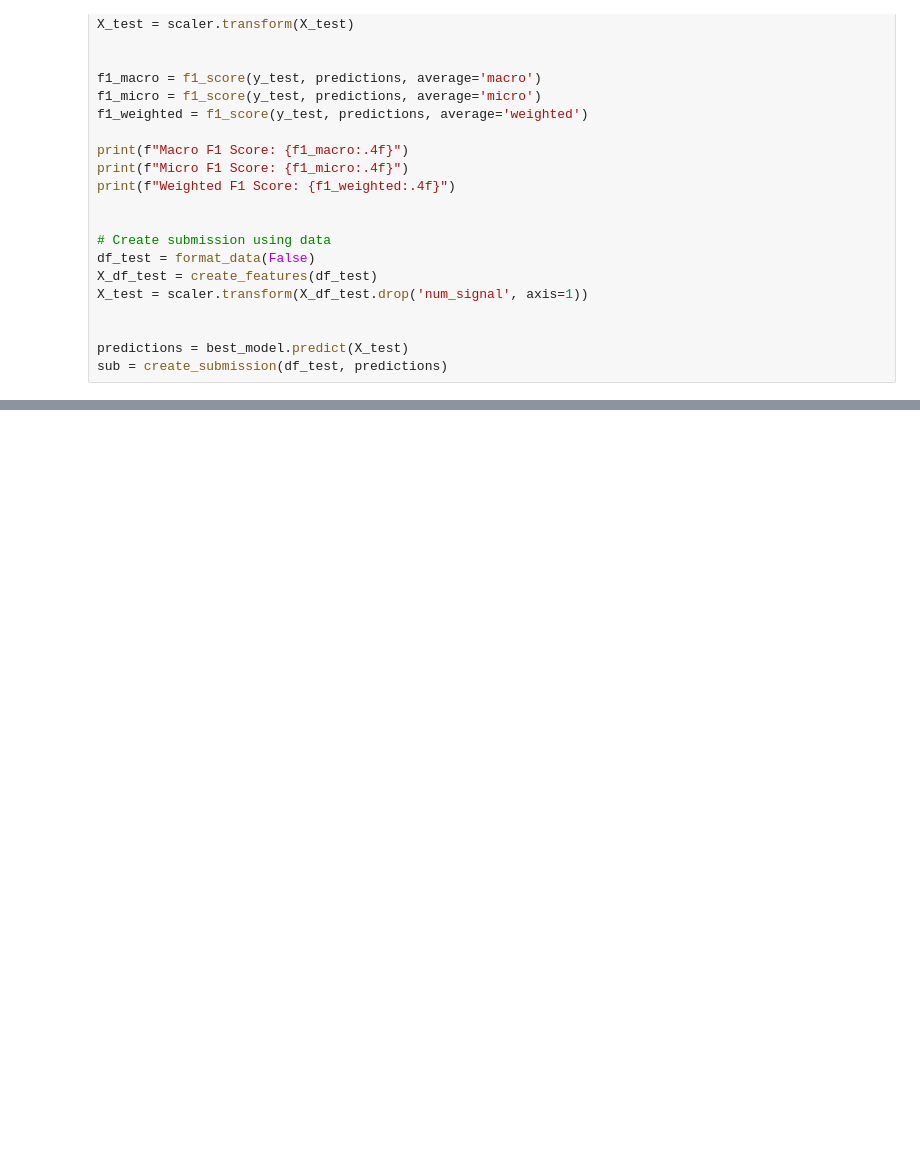
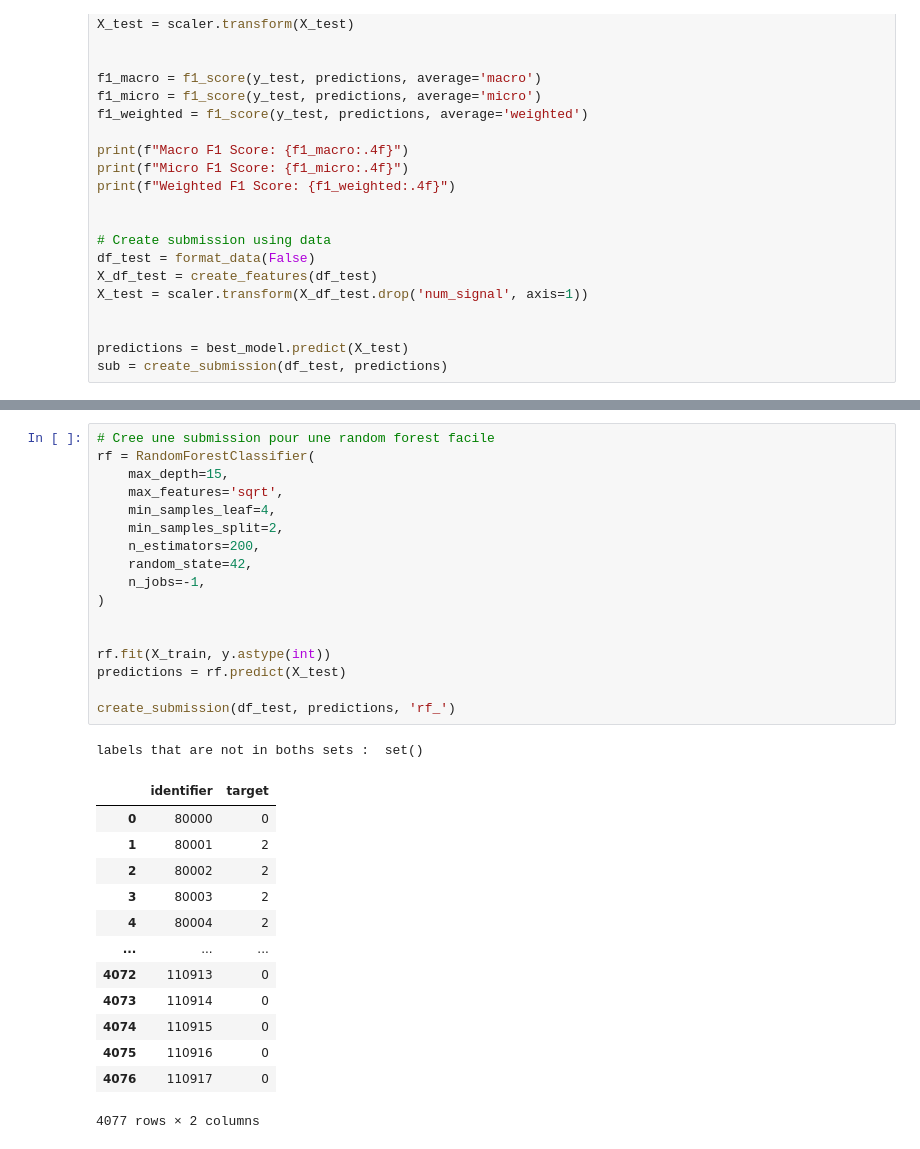
Before and after one commit to arseniee/ml2_tp, a Jupyter notebook: Tp_ml2.ipynb, the cells around one changed output, grey strips where cells are left out. Cells and saved outputs as stored; diff of their text form; blank space fills up the shorter version.

```diff
--- a/Tp_ml2.ipynb
+++ b/Tp_ml2.ipynb
@@ -735,4 +1264,36 @@ Per-class F1 Scores:
   Class 2: 0.9115
   Class 3: 0.9187
   Class 4: 0.8739
+# %%
+# Cree une submission pour une random forest facile
+rf = RandomForestClassifier(
+    max_depth=15,
+    max_features='sqrt',
+    min_samples_leaf=4,
+    min_samples_split=2,
+    n_estimators=200,
+    random_state=42,
+    n_jobs=-1,
+)
+
+
+rf.fit(X_train, y.astype(int))
+predictions = rf.predict(X_test)
+
+create_submission(df_test, predictions, 'rf_')
+# %% [output]
+labels that are not in boths sets :  set()
+|  | identifier | target |
+| 0 | 80000 | 0 |
+| 1 | 80001 | 2 |
+| 2 | 80002 | 2 |
+| 3 | 80003 | 2 |
+| 4 | 80004 | 2 |
+| ... | ... | ... |
+| 4072 | 110913 | 0 |
+| 4073 | 110914 | 0 |
+| 4074 | 110915 | 0 |
+| 4075 | 110916 | 0 |
+| 4076 | 110917 | 0 |
+4077 rows × 2 columns
 # %%
```
Also changed, not shown: parts of 17 cells of this notebook.
